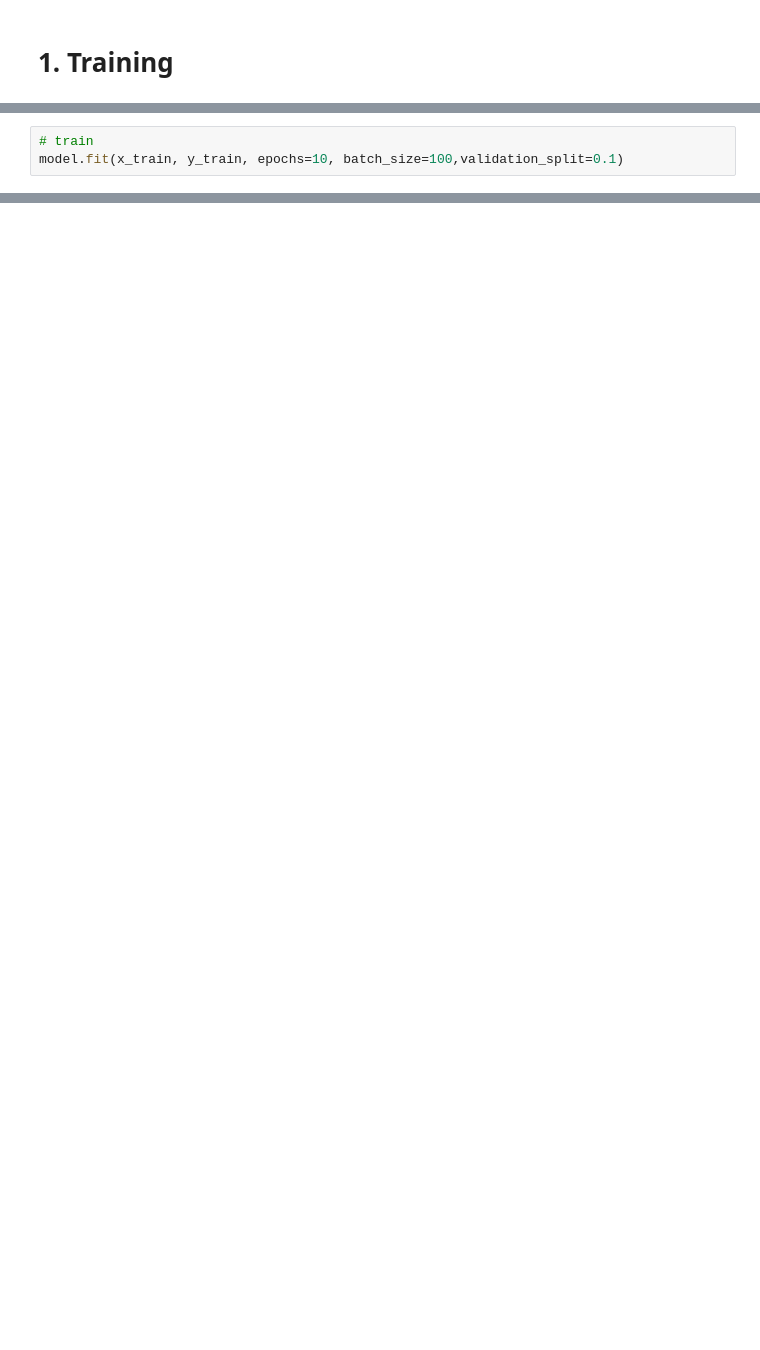
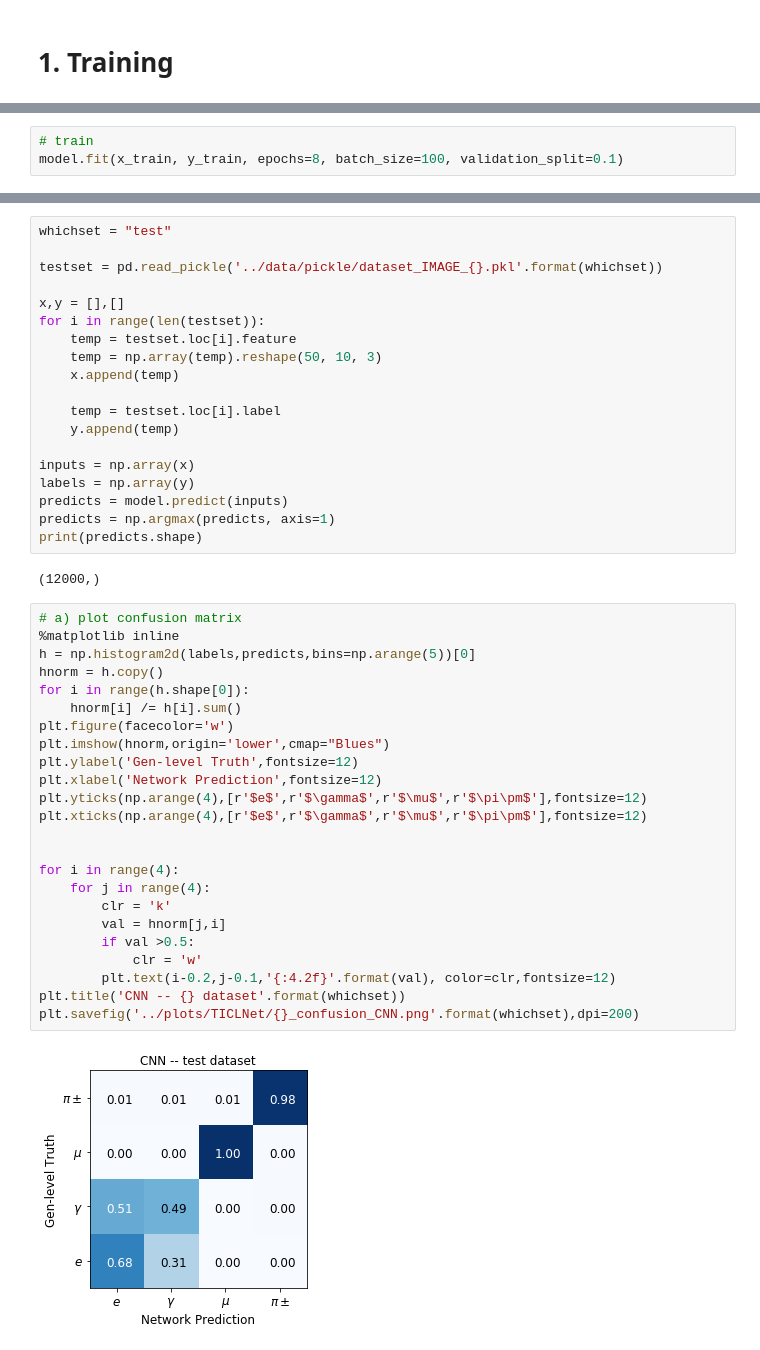
Before and after one commit to ZihengChen/ntuple_ml, a Jupyter notebook: notebooks/keras_CNN.ipynb, the cells around one changed output, grey strips where cells are left out. Saved outputs shown, nothing was run; the diff lists cells and outputs as text; blank space fills up the shorter version.

```diff
--- a/notebooks/keras_CNN.ipynb
+++ b/notebooks/keras_CNN.ipynb
@@ -46,6 +76,6 @@ model = shower_classification_model()
 # %%
 # train
-model.fit(x_train, y_train, epochs=10, batch_size=100,validation_split=0.1)
+model.fit(x_train, y_train, epochs=8, batch_size=100, validation_split=0.1)
 # %% [output]
 WARNING:tensorflow:From /Users/zihengchen/anaconda/lib/python3.6/site-packages/tensorflow/python/ops/math_ops.py:3066: to_int32 (from tensorflow.python.ops.math_ops) is deprecated and will be removed  ...
 Instructions for updating:
@@ -93,0 +135,47 @@ INFO:tensorflow:Converted 60 variables to const ops.
+# %%
+whichset = "test"
+
+testset = pd.read_pickle('../data/pickle/dataset_IMAGE_{}.pkl'.format(whichset))
+
+x,y = [],[]
+for i in range(len(testset)):
+    temp = testset.loc[i].feature
+    temp = np.array(temp).reshape(50, 10, 3)
+    x.append(temp)
+
+    temp = testset.loc[i].label
+    y.append(temp)
+
+inputs = np.array(x)
+labels = np.array(y)
+predicts = model.predict(inputs)
+predicts = np.argmax(predicts, axis=1)
+print(predicts.shape)
+# %% [output]
+(12000,)
+# %%
+# a) plot confusion matrix
+%matplotlib inline
+h = np.histogram2d(labels,predicts,bins=np.arange(5))[0]
+hnorm = h.copy()
+for i in range(h.shape[0]):
+    hnorm[i] /= h[i].sum()
+plt.figure(facecolor='w')
+plt.imshow(hnorm,origin='lower',cmap="Blues")
+plt.ylabel('Gen-level Truth',fontsize=12)
+plt.xlabel('Network Prediction',fontsize=12)
+plt.yticks(np.arange(4),[r'$e$',r'$\gamma$',r'$\mu$',r'$\pi\pm$'],fontsize=12)
+plt.xticks(np.arange(4),[r'$e$',r'$\gamma$',r'$\mu$',r'$\pi\pm$'],fontsize=12)
+
+
+for i in range(4):
+    for j in range(4):
+        clr = 'k'
+        val = hnorm[j,i]
+        if val >0.5:
+            clr = 'w'
+        plt.text(i-0.2,j-0.1,'{:4.2f}'.format(val), color=clr,fontsize=12)
+plt.title('CNN -- {} dataset'.format(whichset))
+plt.savefig('../plots/TICLNet/{}_confusion_CNN.png'.format(whichset),dpi=200)
+# %% [output]
+[figure, added]
```
Also changed, not shown: parts of 12 cells of this notebook, 19 other files.
